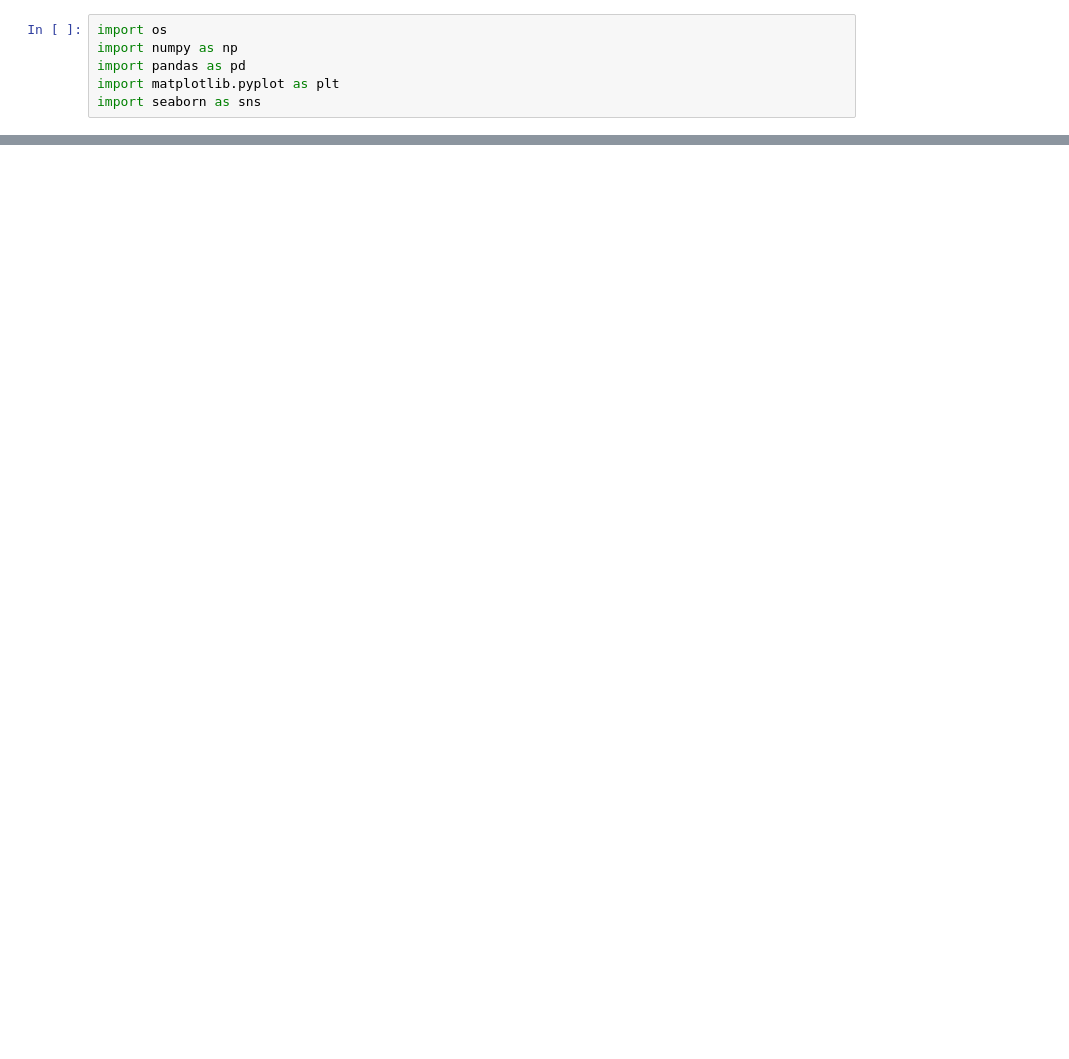
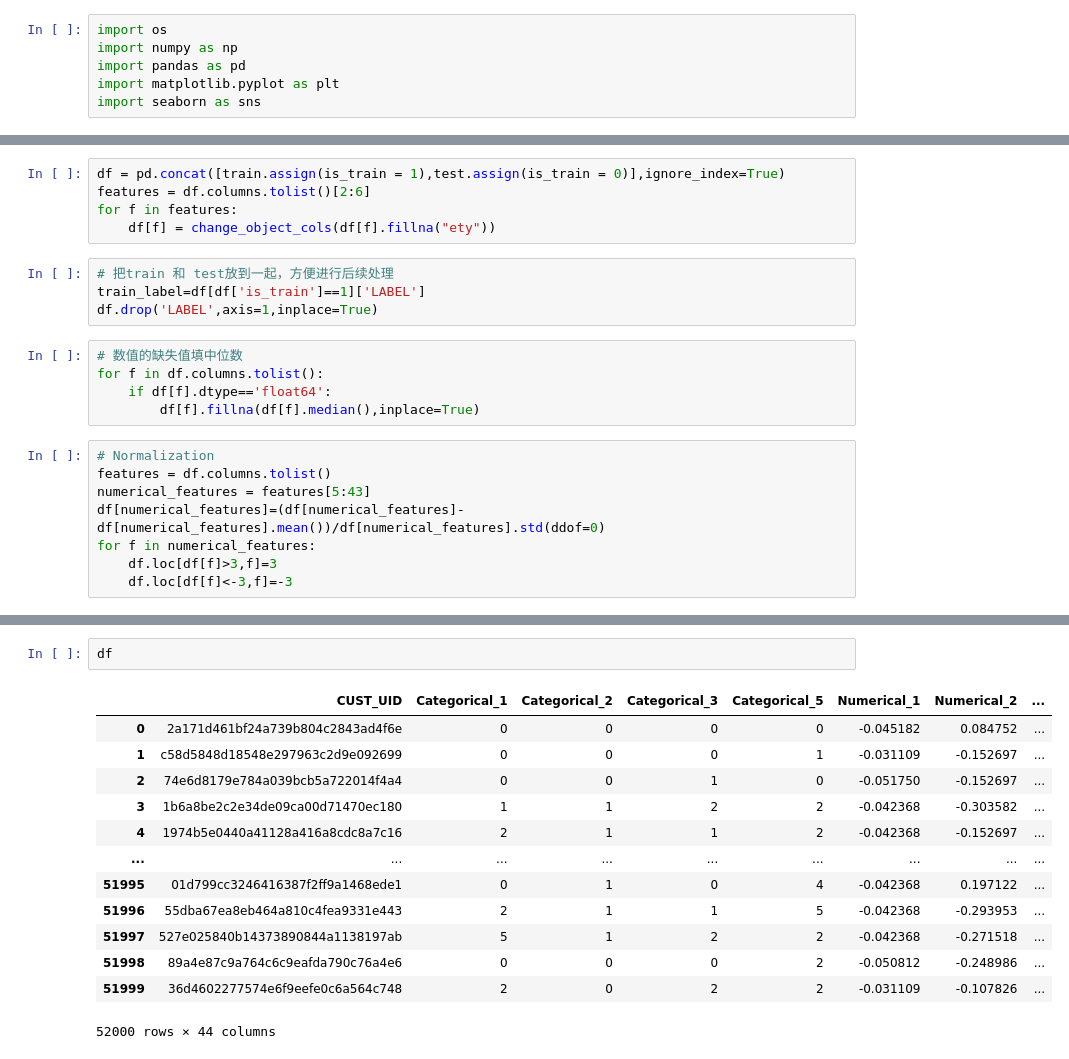
Before and after one commit to taoquanyus/Fintech, a Jupyter notebook: EDA.ipynb, the cells around one changed output, grey strips where cells are left out. Drawn from its saved outputs; the diff is of its cells as text; blank space fills up the shorter version.

```diff
--- a/EDA.ipynb
+++ b/EDA.ipynb
@@ -256,0 +40,22 @@ memory usage: 15.6+ MB
+# %%
+df = pd.concat([train.assign(is_train = 1),test.assign(is_train = 0)],ignore_index=True)
+features = df.columns.tolist()[2:6]
+for f in features:
+    df[f] = change_object_cols(df[f].fillna("ety"))
+# %%
+# 把train 和 test放到一起，方便进行后续处理
+train_label=df[df['is_train']==1]['LABEL']
+df.drop('LABEL',axis=1,inplace=True)
+# %%
+# 数值的缺失值填中位数
+for f in df.columns.tolist():
+    if df[f].dtype=='float64':
+        df[f].fillna(df[f].median(),inplace=True)
+# %%
+# Normalization
+features = df.columns.tolist()
+numerical_features = features[5:43]
+df[numerical_features]=(df[numerical_features]-df[numerical_features].mean())/df[numerical_features].std(ddof=0)
+for f in numerical_features:
+    df.loc[df[f]>3,f]=3
+    df.loc[df[f]<-3,f]=-3
@@ -256,0 +110,16 @@ memory usage: 15.6+ MB
+# %%
+df
+# %% [output]
+|  | CUST_UID | Categorical_1 | Categorical_2 | Categorical_3 | Categorical_5 | Numerical_1 | Numerical_2 | ... |
+| 0 | 2a171d461bf24a739b804c2843ad4f6e | 0 | 0 | 0 | 0 | -0.045182 | 0.084752 | ... |
+| 1 | c58d5848d18548e297963c2d9e092699 | 0 | 0 | 0 | 1 | -0.031109 | -0.152697 | ... |
+| 2 | 74e6d8179e784a039bcb5a722014f4a4 | 0 | 0 | 1 | 0 | -0.051750 | -0.152697 | ... |
+| 3 | 1b6a8be2c2e34de09ca00d71470ec180 | 1 | 1 | 2 | 2 | -0.042368 | -0.303582 | ... |
+| 4 | 1974b5e0440a41128a416a8cdc8a7c16 | 2 | 1 | 1 | 2 | -0.042368 | -0.152697 | ... |
+| ... | ... | ... | ... | ... | ... | ... | ... | ... |
+| 51995 | 01d799cc3246416387f2ff9a1468ede1 | 0 | 1 | 0 | 4 | -0.042368 | 0.197122 | ... |
+| 51996 | 55dba67ea8eb464a810c4fea9331e443 | 2 | 1 | 1 | 5 | -0.042368 | -0.293953 | ... |
+| 51997 | 527e025840b14373890844a1138197ab | 5 | 1 | 2 | 2 | -0.042368 | -0.271518 | ... |
+| 51998 | 89a4e87c9a764c6c9eafda790c76a4e6 | 0 | 0 | 0 | 2 | -0.050812 | -0.248986 | ... |
+| 51999 | 36d4602277574e6f9eefe0c6a564c748 | 2 | 0 | 2 | 2 | -0.031109 | -0.107826 | ... |
+52000 rows × 44 columns
```
Also changed, not shown: parts of 39 cells of this notebook, 34 other files.
